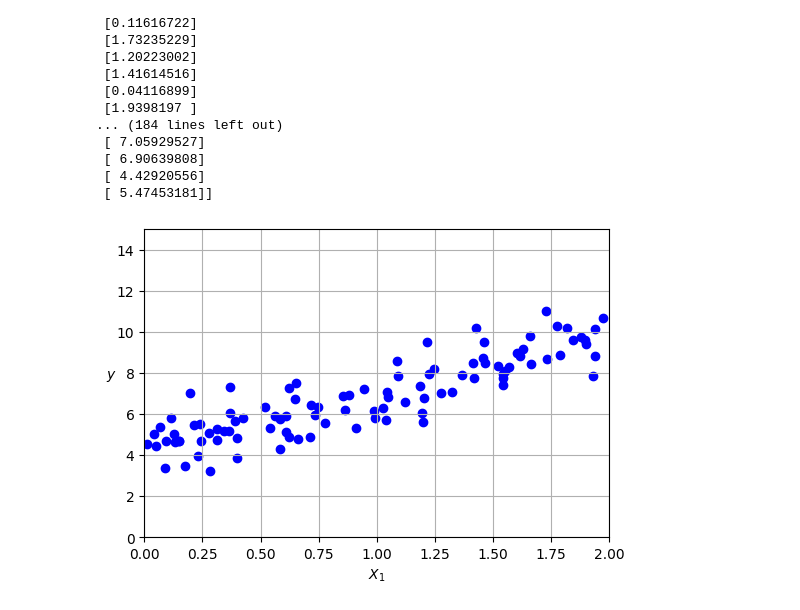
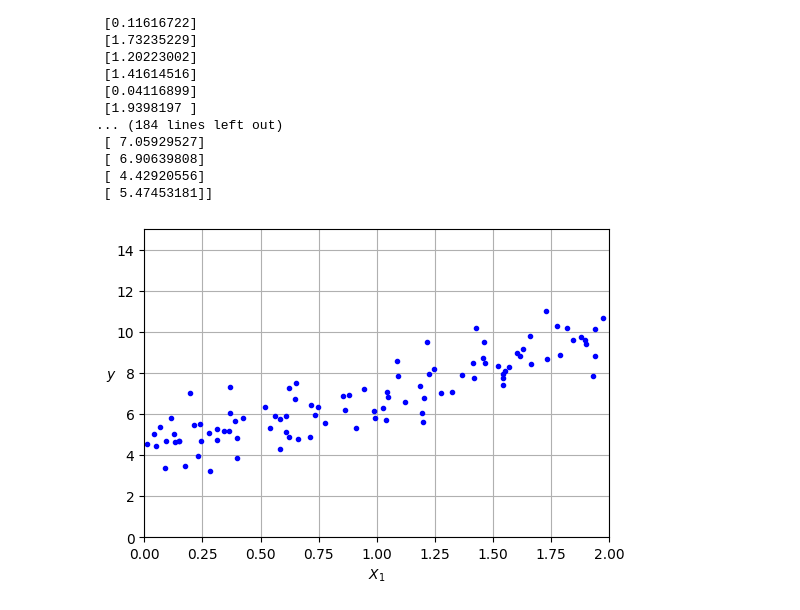
Before and after one commit to ArezooAalipanah/machine_learning3, a Jupyter notebook: HML3_Ch4.ipynb, the cells around one changed output. Saved outputs shown, nothing was run; the diff lists cells and outputs as text; code cells hidden in the pictures.

```diff
--- a/HML3_Ch4.ipynb
+++ b/HML3_Ch4.ipynb
@@ -46,11 +46,12 @@ X:  [[0.74908024]
 # %%
 import matplotlib.pyplot as plt
 
 plt.figure(figsize= (6,4))
-plt.scatter(X, y, c="blue")
+#plt.scatter(X, y, c="blue")
+plt.plot(X,y, "b.")
 plt.xlabel("$X_1$")
 plt.ylabel("$y$", rotation = 0)
 plt.axis([0, 2,0, 15])
 plt.grid()
 # %% [output]
-[figure, old version]
+[figure, new version]
```
Also changed, not shown: parts of 7 cells of this notebook.
